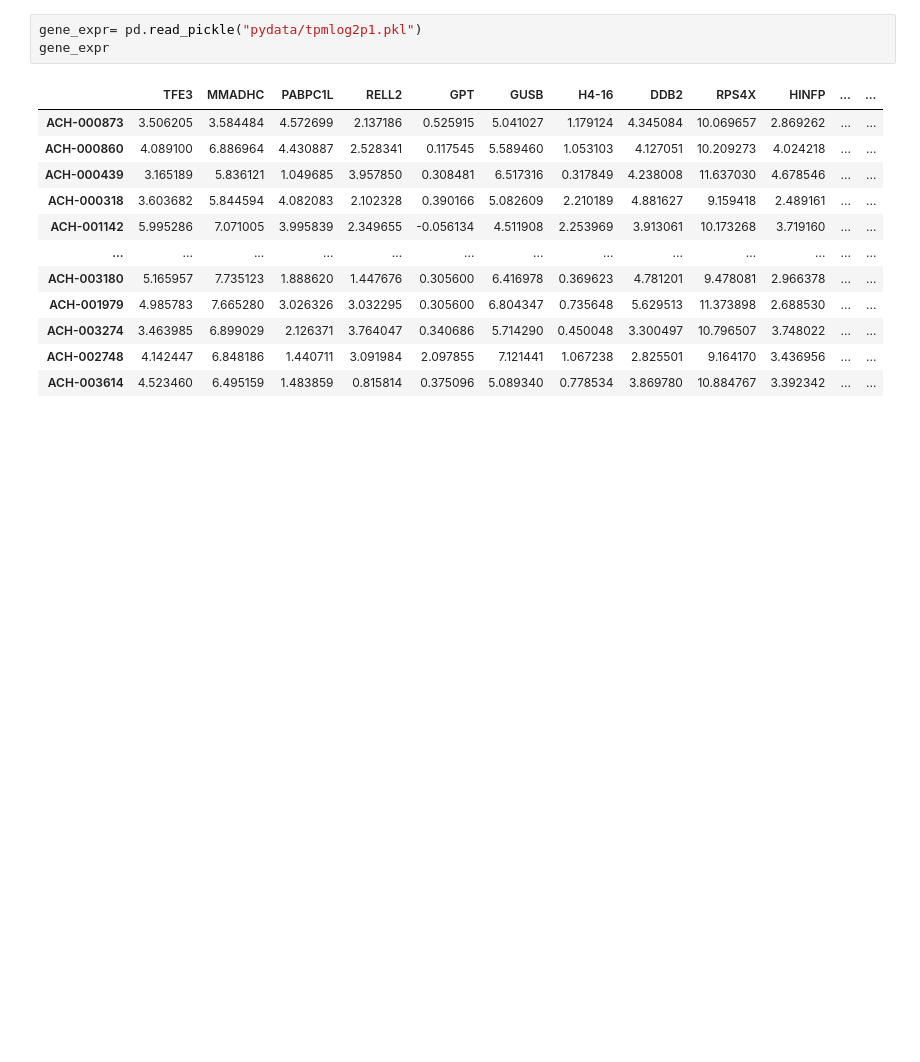
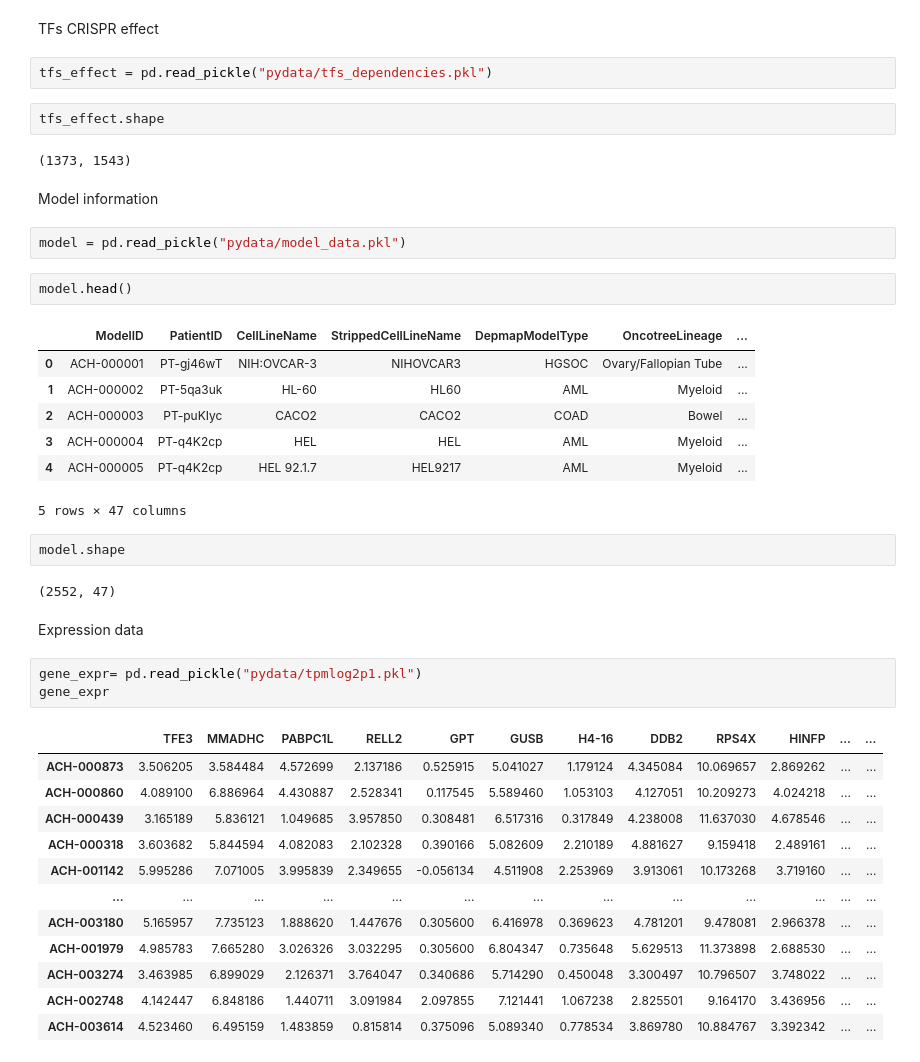
Before and after one commit to ddiannae/cancer_bootcamp25, a Jupyter notebook: tf_dependency_e3ls_expr_correlation.ipynb, the cells around one changed output. Cells and saved outputs as stored; diff of their text form; blank space fills up the shorter version.

```diff
--- a/tf_dependency_e3ls_expr_correlation.ipynb
+++ b/tf_dependency_e3ls_expr_correlation.ipynb
@@ -160,3 +14,31 @@ crispr_dependencies_3 = crispr_dependencies_2.iloc[:, :-3]
+# %% [markdown]
+TFs CRISPR effect
+# %%
+tfs_effect = pd.read_pickle("pydata/tfs_dependencies.pkl")
+# %%
+tfs_effect.shape
+# %% [output]
+(1373, 1543)
+# %% [markdown]
+Model information
+# %%
+model = pd.read_pickle("pydata/model_data.pkl")
+# %%
+model.head()
+# %% [output]
+|  | ModelID | PatientID | CellLineName | StrippedCellLineName | DepmapModelType | OncotreeLineage | ... |
+| 0 | ACH-000001 | PT-gj46wT | NIH:OVCAR-3 | NIHOVCAR3 | HGSOC | Ovary/Fallopian Tube | ... |
+| 1 | ACH-000002 | PT-5qa3uk | HL-60 | HL60 | AML | Myeloid | ... |
+| 2 | ACH-000003 | PT-puKIyc | CACO2 | CACO2 | COAD | Bowel | ... |
+| 3 | ACH-000004 | PT-q4K2cp | HEL | HEL | AML | Myeloid | ... |
+| 4 | ACH-000005 | PT-q4K2cp | HEL 92.1.7 | HEL9217 | AML | Myeloid | ... |
+5 rows × 47 columns
+# %%
+model.shape
+# %% [output]
+(2552, 47)
+# %% [markdown]
+Expression data
 # %%
 gene_expr= pd.read_pickle("pydata/tpmlog2p1.pkl")
 gene_expr
```
Also changed, not shown: parts of 55 cells of this notebook.
